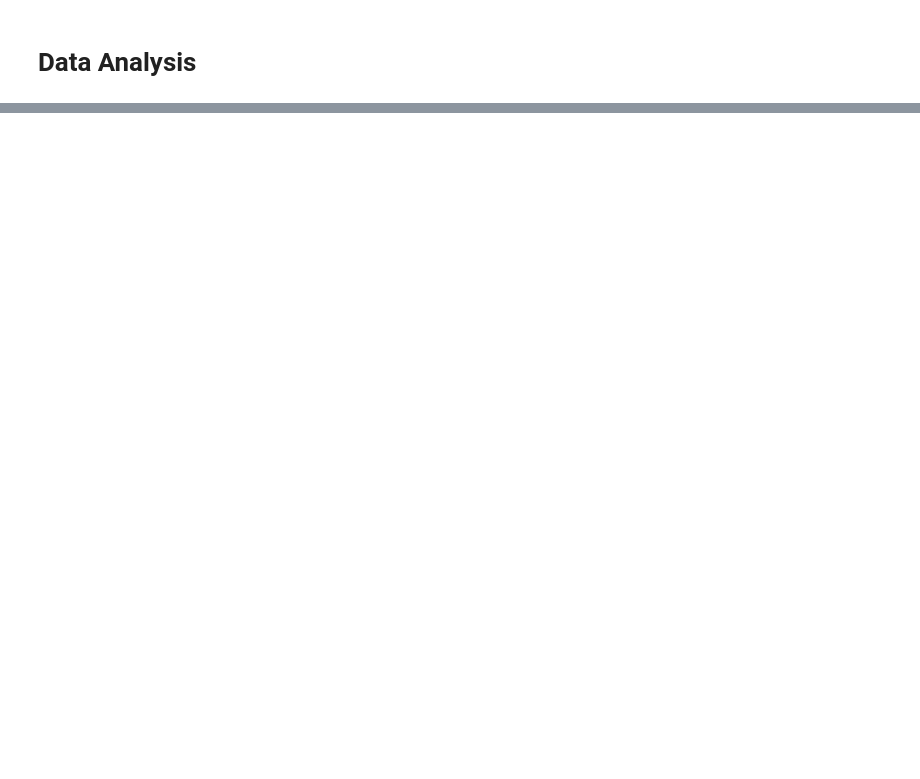
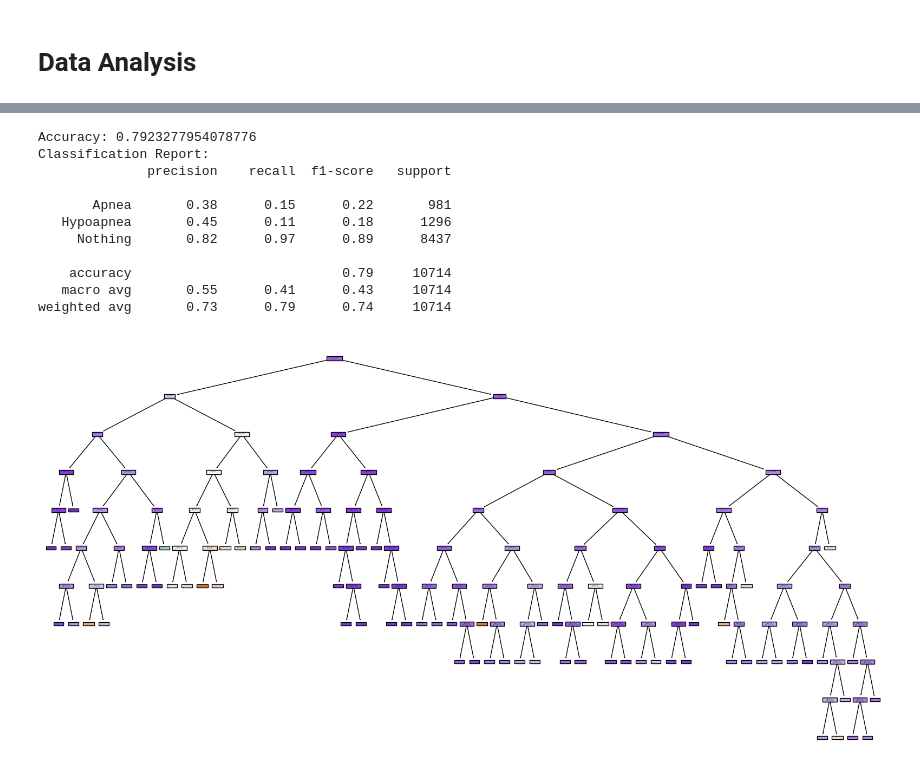
Before and after one commit to AnnaGass/DSA-SleepHealthData, a Jupyter notebook: 03_DecisionTree.ipynb, the cells around one changed output, grey strips where cells are left out. Cells and saved outputs as stored; diff of their text form; code cells hidden in the pictures; blank space fills up the shorter version.

```diff
--- a/03_DecisionTree.ipynb
+++ b/03_DecisionTree.ipynb
@@ -568,0 +125,66 @@ plt.show()
+# %%
+# @title Decision Tree with unchanged input data
+
+# Set the output file and image path
+output_file = output_directory + "more_tests_decision_tree.txt"
+output_image = output_directory + "more_tests_decision_tree.png"
+
+# Load the CSV file
+df = pd.read_csv(base_data)
+
+# Initialize the LabelEncoder
+le = LabelEncoder()
+
+# Apply LabelEncoder to each categorical feature
+df['SpO2_Category_Transformed'] = le.fit_transform(df['SpO2 Category'])
+df['Pulse_Range_Transformed'] = le.fit_transform(df['Pulse Range'])
+
+# Split the data into features and target
+X = df[['SpO2_Category_Transformed', 'Pulse_Range_Transformed', 'Sleep Stage']]
+y = df['Apnea']
+
+# Split the data into training and testing sets
+X_train, X_test, y_train, y_test = train_test_split(X, y, test_size=0.4, random_state=42)
+
+# Initialize the classifier
+clf = DecisionTreeClassifier(random_state=42)
+
+# Fit the classifier to the training data
+clf.fit(X_train, y_train)
+
+# Predict on the test set
+y_pred = clf.predict(X_test)
+
+# Calculate accuracy
+accuracy = accuracy_score(y_test, y_pred)
+classification_report_str = classification_report(y_test, y_pred)
+
+# Save the accuracy and classification report to a text file
+with open(output_file, 'w') as f:
+    f.write(f'Accuracy: {accuracy}\n')
+    f.write('Classification Report:\n')
+    f.write(classification_report_str)
+
+print(f"Accuracy: {accuracy}")
+print("Classification Report:")
+print(classification_report_str)
+
+# Visualize the decision tree
+plt.figure(figsize=(20,10))
+plot_tree(clf, feature_names=X.columns, class_names=le.classes_, filled=True)
+plt.savefig(output_image)
+plt.show()
+plt.close()
+# %% [output]
+Accuracy: 0.7923277954078776
+Classification Report:
+              precision    recall  f1-score   support
+
+       Apnea       0.38      0.15      0.22       981
+   Hypoapnea       0.45      0.11      0.18      1296
+     Nothing       0.82      0.97      0.89      8437
+
+    accuracy                           0.79     10714
+   macro avg       0.55      0.41      0.43     10714
+weighted avg       0.73      0.79      0.74     10714
+[figure, added]
```
Also changed, not shown: parts of 28 cells of this notebook.
